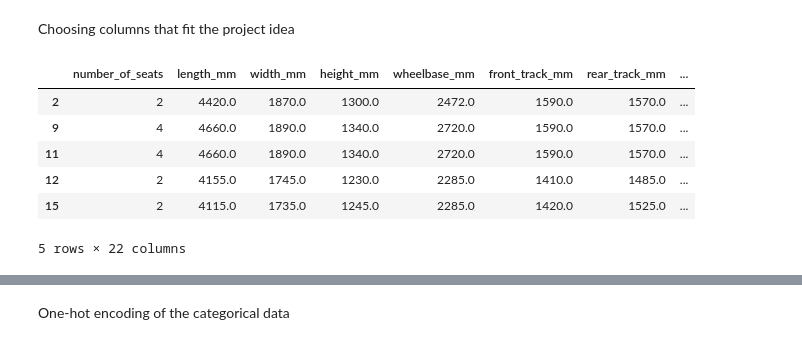
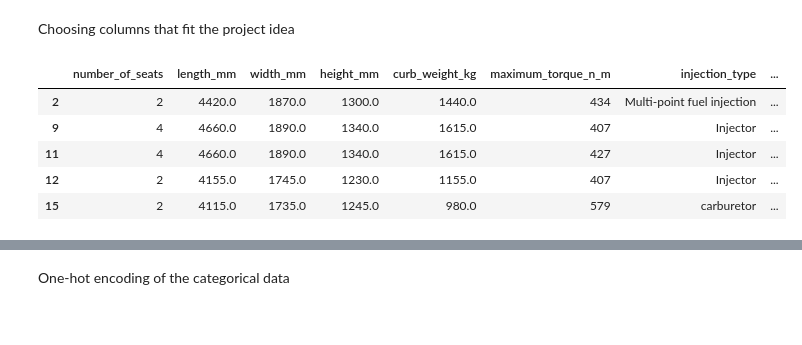
Before and after one commit to ravwarda/Fuel_consumption_regression, a Jupyter notebook: data_prep.ipynb, the cells around one changed output, grey strips where cells are left out. Saved outputs shown, nothing was run; the diff lists cells and outputs as text; code cells hidden in the pictures.

```diff
--- a/data_prep.ipynb
+++ b/data_prep.ipynb
@@ -16,24 +16,22 @@ Choosing columns that fit the project idea
 # %%
 cars_fc = c_dataset.dropna(subset=['mixed_fuel_consumption_per_100_km_l'])
 cars_fc['boost_type'] = cars_fc['boost_type'].fillna('none')
 cars_fc = cars_fc.dropna(axis='columns', thresh=4300)
 cars_fc = cars_fc.loc[:, ['number_of_seats', 'length_mm',
-       'width_mm', 'height_mm', 'wheelbase_mm', 'front_track_mm',
-       'rear_track_mm', 'curb_weight_kg', 'maximum_torque_n_m',
+       'width_mm', 'height_mm', 'curb_weight_kg', 'maximum_torque_n_m',
        'injection_type', 'cylinder_layout', 'number_of_cylinders',
        'engine_type', 'valves_per_cylinder', 'turnover_of_maximum_torque_rpm', 'boost_type',
        'capacity_cm3', 'engine_hp', 'engine_hp_rpm', 'drive_wheels',
        'number_of_gears', 'mixed_fuel_consumption_per_100_km_l']]
 
 cars_fc.head()
 # %% [output]
-|  | number_of_seats | length_mm | width_mm | height_mm | wheelbase_mm | front_track_mm | rear_track_mm | ... |
-| 2 | 2 | 4420.0 | 1870.0 | 1300.0 | 2472.0 | 1590.0 | 1570.0 | ... |
-| 9 | 4 | 4660.0 | 1890.0 | 1340.0 | 2720.0 | 1590.0 | 1570.0 | ... |
-| 11 | 4 | 4660.0 | 1890.0 | 1340.0 | 2720.0 | 1590.0 | 1570.0 | ... |
-| 12 | 2 | 4155.0 | 1745.0 | 1230.0 | 2285.0 | 1410.0 | 1485.0 | ... |
-| 15 | 2 | 4115.0 | 1735.0 | 1245.0 | 2285.0 | 1420.0 | 1525.0 | ... |
+|  | number_of_seats | length_mm | width_mm | height_mm | curb_weight_kg | maximum_torque_n_m | injection_type | ... |
+| 2 | 2 | 4420.0 | 1870.0 | 1300.0 | 1440.0 | 434 | Multi-point fuel injection | ... |
+| 9 | 4 | 4660.0 | 1890.0 | 1340.0 | 1615.0 | 407 | Injector | ... |
+| 11 | 4 | 4660.0 | 1890.0 | 1340.0 | 1615.0 | 427 | Injector | ... |
+| 12 | 2 | 4155.0 | 1745.0 | 1230.0 | 1155.0 | 407 | Injector | ... |
+| 15 | 2 | 4115.0 | 1735.0 | 1245.0 | 980.0 | 579 | carburetor | ... |
-5 rows × 22 columns
 # %%
 cars_fc['boost_type'] = cars_fc['boost_type'].fillna('none')
 cars_fc['boost_type'] = cars_fc['boost_type'].replace(['Twin-scroll', 'Turbine + compressor', 'Biturbo', 'compressor'], 'Turbo')
```
Also changed, not shown: parts of 5 cells of this notebook, 7 other files.
